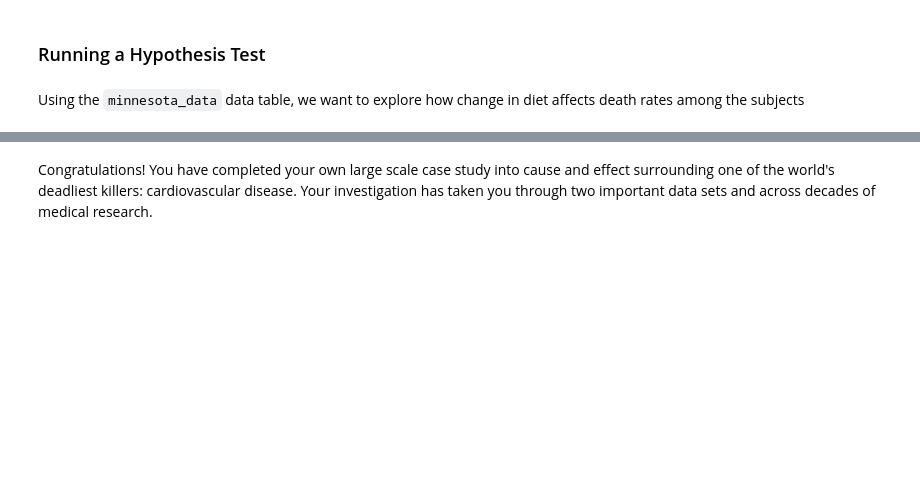
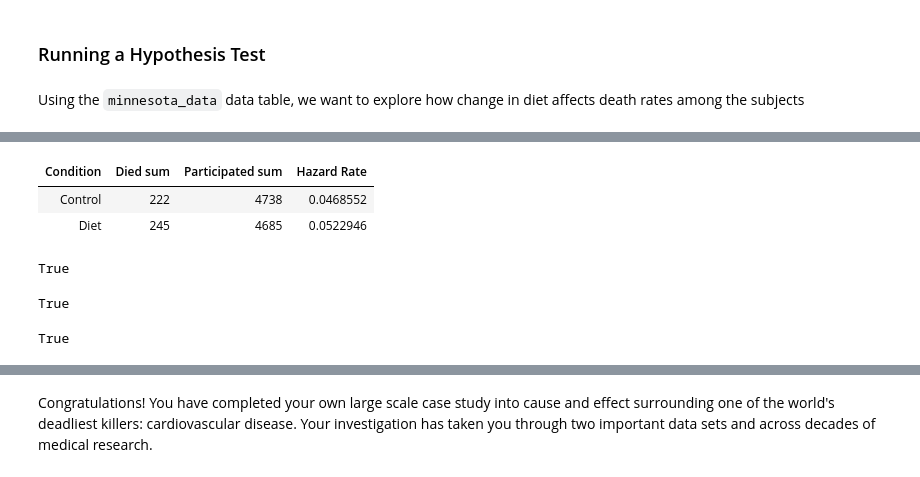
Before and after one commit to AUP-CS2065/projects, a Jupyter notebook: project2/project2.ipynb, the cells around one changed output, grey strips where cells are left out. Drawn from its saved outputs; the diff is of its cells as text; code cells hidden in the pictures; blank space fills up the shorter version.

```diff
--- a/project2/project2.ipynb
+++ b/project2/project2.ipynb
@@ -850,0 +1224,3 @@ grader.check("q4_2")
+# %%
+summed_mn_data = minnesota_data.drop('Age').group('Condition', sum) # SOLUTION
+summed_mn_data
@@ -944,0 +1296,22 @@ grader.check("q4_8")
+# %%
+summed_mn_hazard_data = summed_mn_data.with_column("Hazard Rate", summed_mn_data.column('Died sum') / summed_mn_data.column('Participated sum')) # SOLUTION
+summed_mn_hazard_data
+# %% [output]
+| Condition | Died sum | Participated sum | Hazard Rate |
+| Control | 222 | 4738 | 0.0468552 |
+| Diet | 245 | 4685 | 0.0522946 |
+# %%
+# TEST
+summed_mn_hazard_data.num_rows == 2
+# %% [output]
+True
+# %%
+# TEST
+len(summed_mn_hazard_data.labels) == 4
+# %% [output]
+True
+# %%
+# HIDDEN TEST
+summed_mn_hazard_data.column(1).item(0) == 222 and summed_mn_hazard_data.column(1).item(1) == 245
+# %% [output]
+True
```
Also changed, not shown: parts of 240 cells of this notebook.
